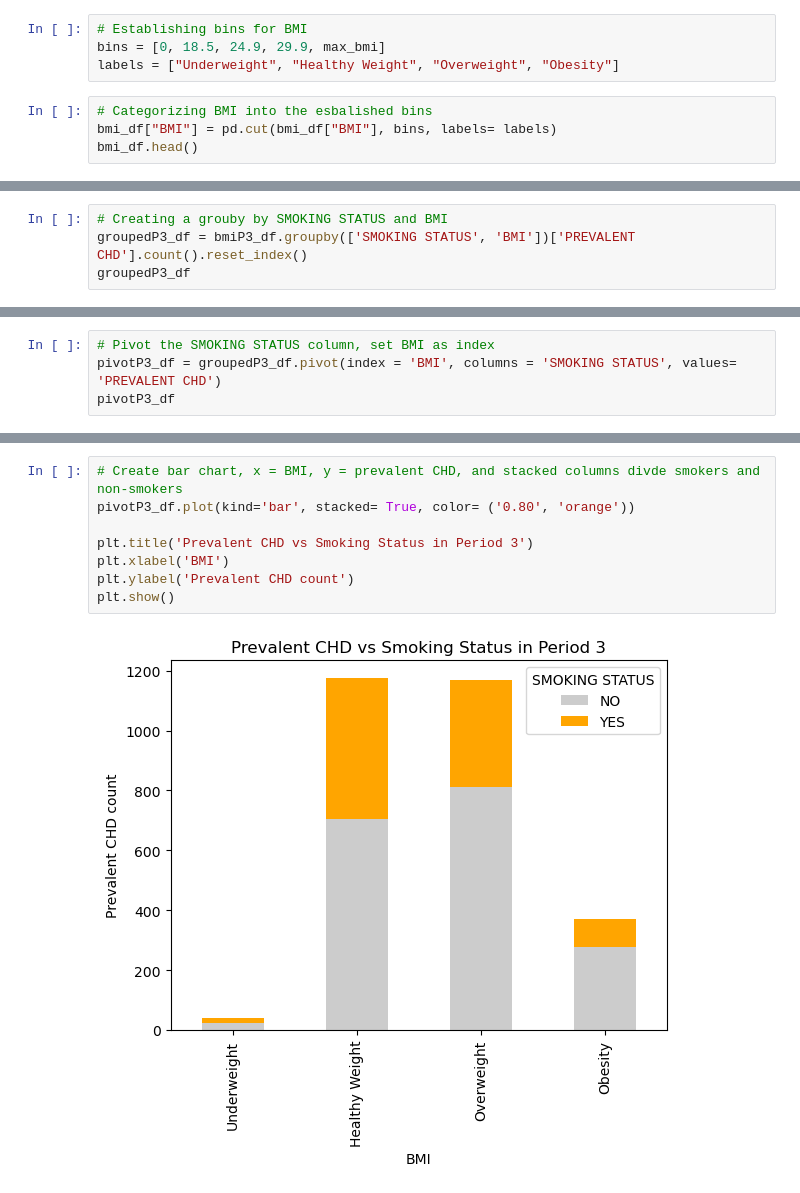
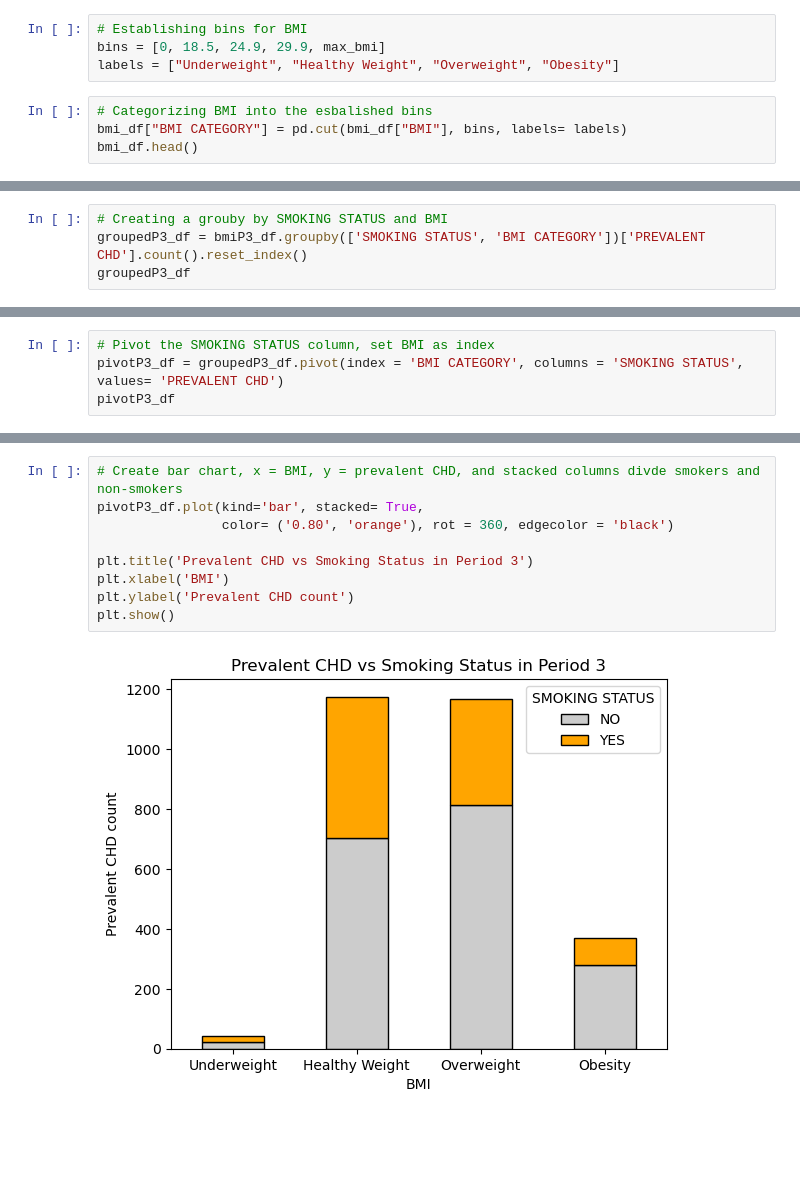
Before and after one commit to Yasmin-9/HeartInsights, a Jupyter notebook: yasmin/bmi.ipynb, the cells around one changed output, grey strips where cells are left out. Cells and saved outputs as stored; diff of their text form; blank space fills up the shorter version.

```diff
--- a/yasmin/bmi.ipynb
+++ b/yasmin/bmi.ipynb
@@ -27,7 +27,7 @@ bins = [0, 18.5, 24.9, 29.9, max_bmi]
 labels = ["Underweight", "Healthy Weight", "Overweight", "Obesity"]
 # %%
 # Categorizing BMI into the esbalished bins
-bmi_df["BMI"] = pd.cut(bmi_df["BMI"], bins, labels= labels)
+bmi_df["BMI CATEGORY"] = pd.cut(bmi_df["BMI"], bins, labels= labels)
 bmi_df.head()
 # %% [output]
 |  | ID | SEX | TOTAL CHOLESTROL | AGE | SMOKING STATUS | CIGS PER DAY | EDUCATION | PREVALENT CHD | ... |
@@ -100,6 +96,6 @@ bmiP1_df.head()
 | 12 | 23727 | F | 332.0 | 41 | NO | 0 | 3 | NO | ... |
 # %%
 # Creating a grouby by SMOKING STATUS and BMI
-groupedP3_df = bmiP3_df.groupby(['SMOKING STATUS', 'BMI'])['PREVALENT CHD'].count().reset_index()
+groupedP3_df = bmiP3_df.groupby(['SMOKING STATUS', 'BMI CATEGORY'])['PREVALENT CHD'].count().reset_index()
 groupedP3_df
 # %% [output]
@@ -114,7 +110,7 @@ groupedP3_df
 | 7 | YES | Obesity | 91 |
 # %%
 # Pivot the SMOKING STATUS column, set BMI as index
-pivotP3_df = groupedP3_df.pivot(index = 'BMI', columns = 'SMOKING STATUS', values= 'PREVALENT CHD')
+pivotP3_df = groupedP3_df.pivot(index = 'BMI CATEGORY', columns = 'SMOKING STATUS', values= 'PREVALENT CHD')
 pivotP3_df
 # %% [output]
 | SMOKING STATUS | NO | YES |
@@ -125,11 +121,12 @@ pivotP3_df
 | Obesity | 279 | 91 |
 # %%
 # Create bar chart, x = BMI, y = prevalent CHD, and stacked columns divde smokers and non-smokers
-pivotP3_df.plot(kind='bar', stacked= True, color= ('0.80', 'orange'))
+pivotP3_df.plot(kind='bar', stacked= True,
+                color= ('0.80', 'orange'), rot = 360, edgecolor = 'black')
 
 plt.title('Prevalent CHD vs Smoking Status in Period 3')
 plt.xlabel('BMI')
 plt.ylabel('Prevalent CHD count')
 plt.show()
 # %% [output]
-[figure, old version]
+[figure, new version]
```
Also changed, not shown: parts of 6 cells of this notebook, 1 other file.
